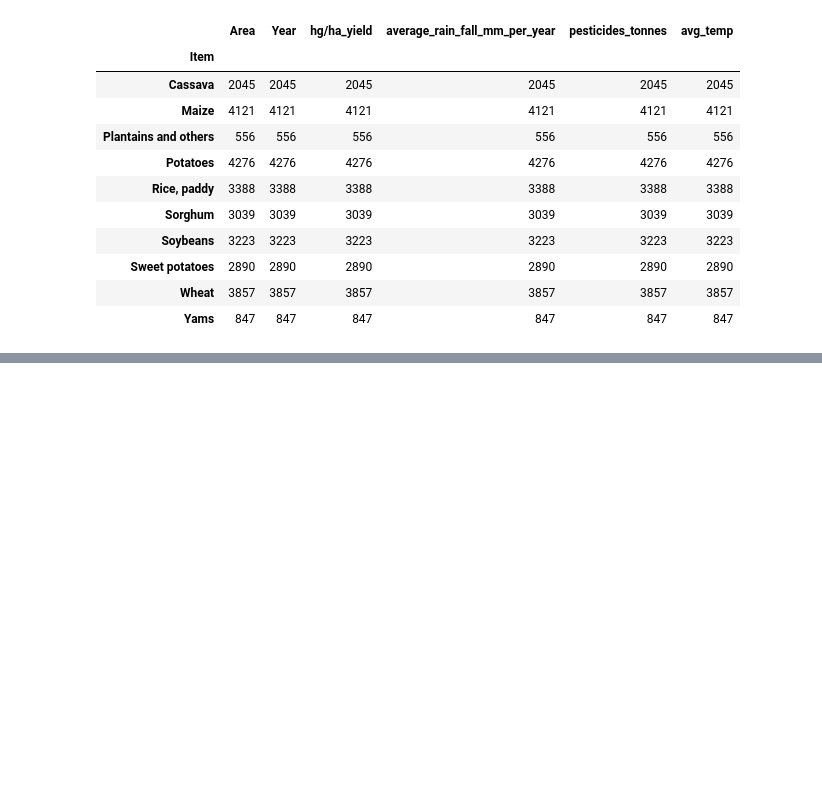
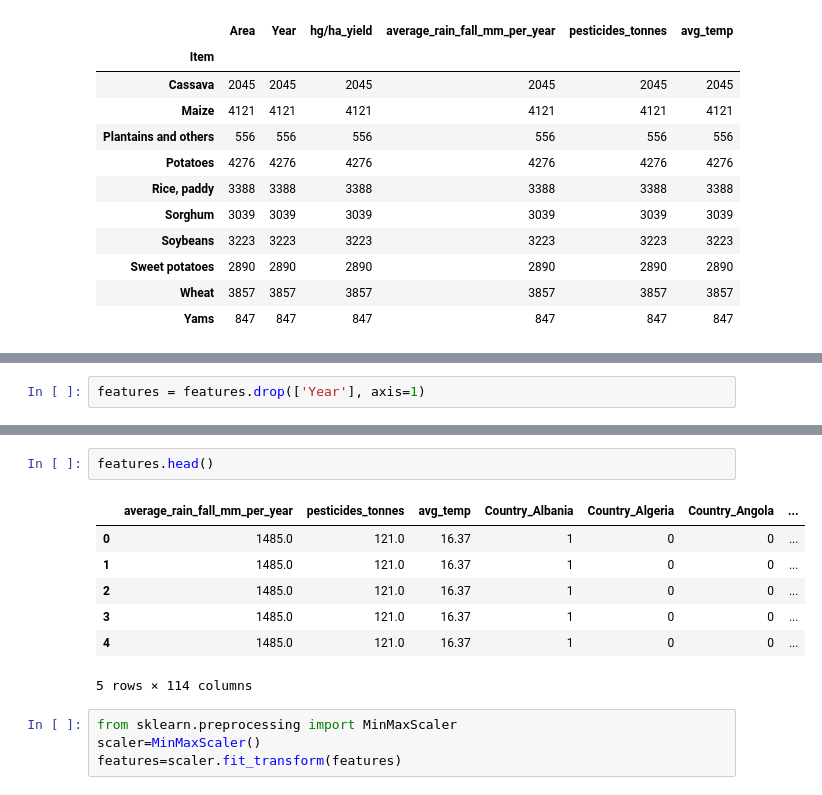
Before and after one commit to ProsperChihimba/hands-on-ml-projects, a Jupyter notebook: Crop_yield.ipynb, the cells around one changed output, grey strips where cells are left out. Saved outputs shown, nothing was run; the diff lists cells and outputs as text; blank space fills up the shorter version.

```diff
--- a/Crop_yield.ipynb
+++ b/Crop_yield.ipynb
@@ -364,0 +393,2 @@ sns.heatmap(correlation_data, mask=mask, cmap=cmap, vmax=.3, center=0, square)
+# %%
+features = features.drop(['Year'], axis=1)
@@ -364,0 +403,14 @@ sns.heatmap(correlation_data, mask=mask, cmap=cmap, vmax=.3, center=0, square)
+# %%
+features.head()
+# %% [output]
+|  | average_rain_fall_mm_per_year | pesticides_tonnes | avg_temp | Country_Albania | Country_Algeria | Country_Angola | ... |
+| 0 | 1485.0 | 121.0 | 16.37 | 1 | 0 | 0 | ... |
+| 1 | 1485.0 | 121.0 | 16.37 | 1 | 0 | 0 | ... |
+| 2 | 1485.0 | 121.0 | 16.37 | 1 | 0 | 0 | ... |
+| 3 | 1485.0 | 121.0 | 16.37 | 1 | 0 | 0 | ... |
+| 4 | 1485.0 | 121.0 | 16.37 | 1 | 0 | 0 | ... |
+5 rows × 114 columns
+# %%
+from sklearn.preprocessing import MinMaxScaler
+scaler=MinMaxScaler()
+features=scaler.fit_transform(features)
```
Also changed, not shown: parts of 16 cells of this notebook.
